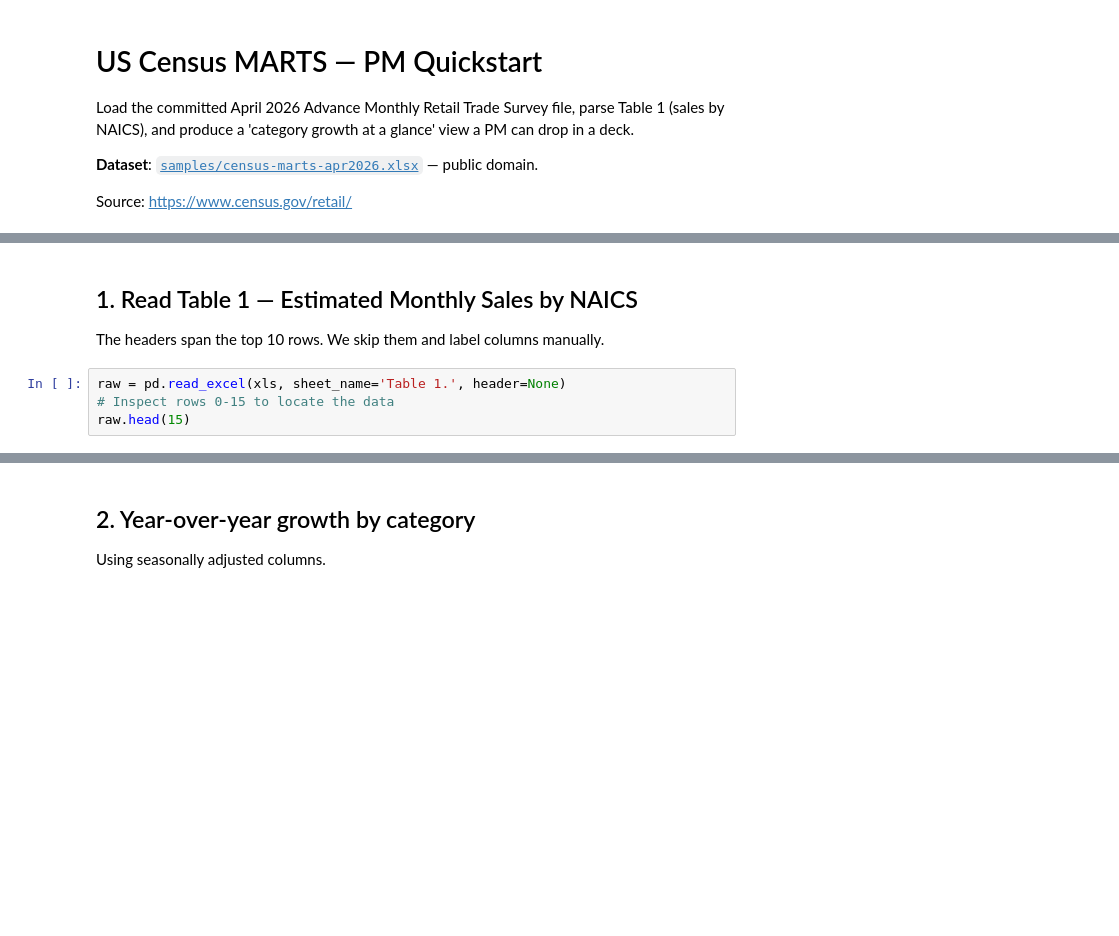
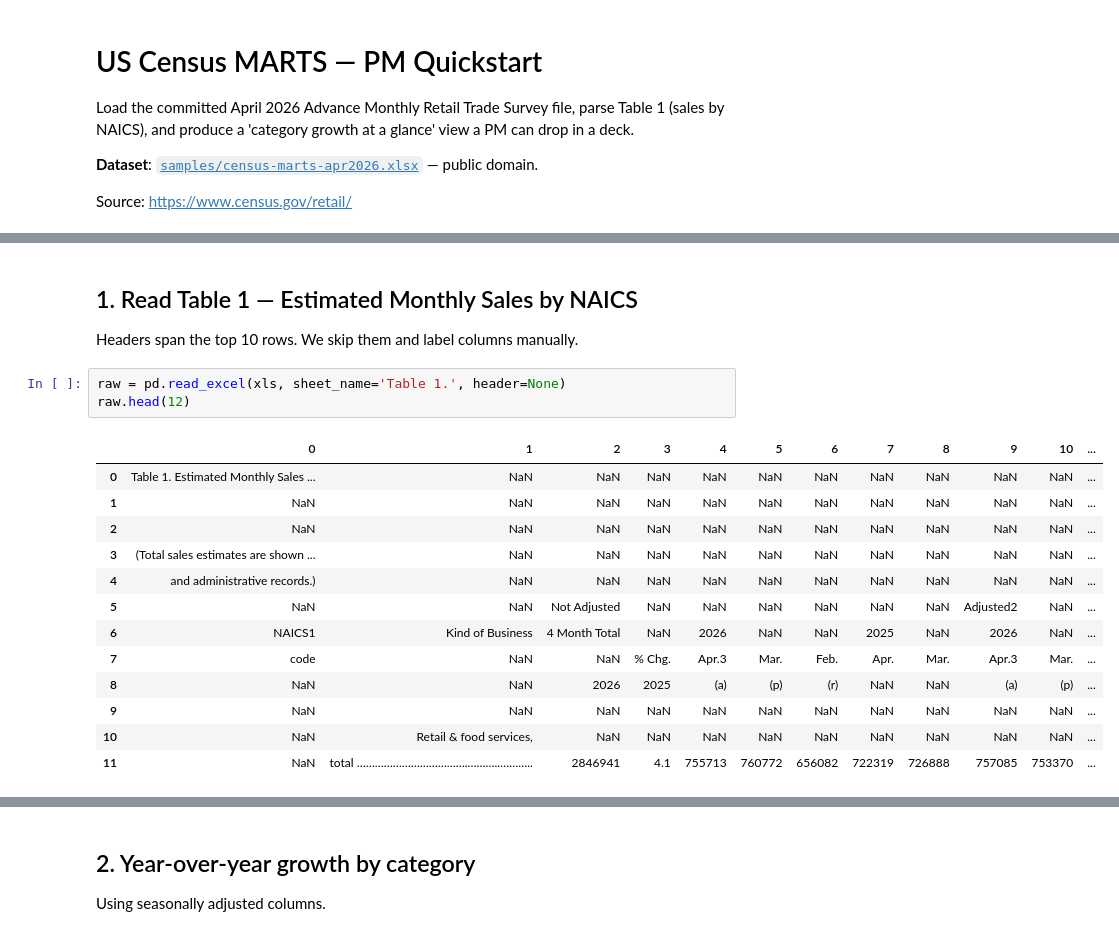
Before and after one commit to rkharwar-nv/dataset_analysis, a Jupyter notebook: notebooks/02-census-mrts-quickstart.ipynb, the cells around one changed output, grey strips where cells are left out. Saved outputs shown, nothing was run; the diff lists cells and outputs as text; blank space fills up the shorter version.

```diff
--- a/notebooks/02-census-mrts-quickstart.ipynb
+++ b/notebooks/02-census-mrts-quickstart.ipynb
@@ -15,9 +17,22 @@ print('Sheets:', xls.sheet_names)
 # %% [markdown]
 ## 1. Read Table 1 — Estimated Monthly Sales by NAICS
 
-The headers span the top 10 rows. We skip them and label columns manually.
+Headers span the top 10 rows. We skip them and label columns manually.
 # %%
 raw = pd.read_excel(xls, sheet_name='Table 1.', header=None)
-# Inspect rows 0-15 to locate the data
-raw.head(15)
+raw.head(12)
+# %% [output]
+|  | 0 | 1 | 2 | 3 | 4 | 5 | 6 | 7 | 8 | 9 | 10 | ... |
+| 0 | Table 1. Estimated Monthly Sales ... | NaN | NaN | NaN | NaN | NaN | NaN | NaN | NaN | NaN | NaN | ... |
+| 1 | NaN | NaN | NaN | NaN | NaN | NaN | NaN | NaN | NaN | NaN | NaN | ... |
+| 2 | NaN | NaN | NaN | NaN | NaN | NaN | NaN | NaN | NaN | NaN | NaN | ... |
+| 3 | (Total sales estimates are shown ... | NaN | NaN | NaN | NaN | NaN | NaN | NaN | NaN | NaN | NaN | ... |
+| 4 | and administrative records.) | NaN | NaN | NaN | NaN | NaN | NaN | NaN | NaN | NaN | NaN | ... |
+| 5 | NaN | NaN | Not Adjusted | NaN | NaN | NaN | NaN | NaN | NaN | Adjusted2 | NaN | ... |
+| 6 | NAICS1 | Kind of Business | 4 Month Total | NaN | 2026 | NaN | NaN | 2025 | NaN | 2026 | NaN | ... |
+| 7 | code | NaN | NaN | % Chg. | Apr.3 | Mar. | Feb. | Apr. | Mar. | Apr.3 | Mar. | ... |
+| 8 | NaN | NaN | 2026 | 2025 | (a) | (p) | (r) | NaN | NaN | (a) | (p) | ... |
+| 9 | NaN | NaN | NaN | NaN | NaN | NaN | NaN | NaN | NaN | NaN | NaN | ... |
+| 10 | NaN | Retail & food services, | NaN | NaN | NaN | NaN | NaN | NaN | NaN | NaN | NaN | ... |
+| 11 | NaN | total ……………………………….………..……….. | 2846941 | 4.1 | 755713 | 760772 | 656082 | 722319 | 726888 | 757085 | 753370 | ... |
 # %%
```
Also changed, not shown: parts of 4 cells of this notebook, 1 other file.
